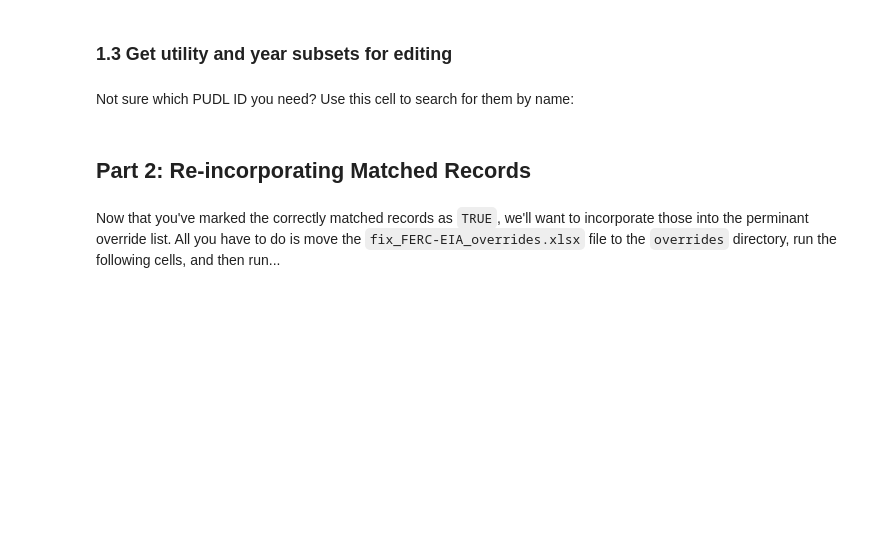
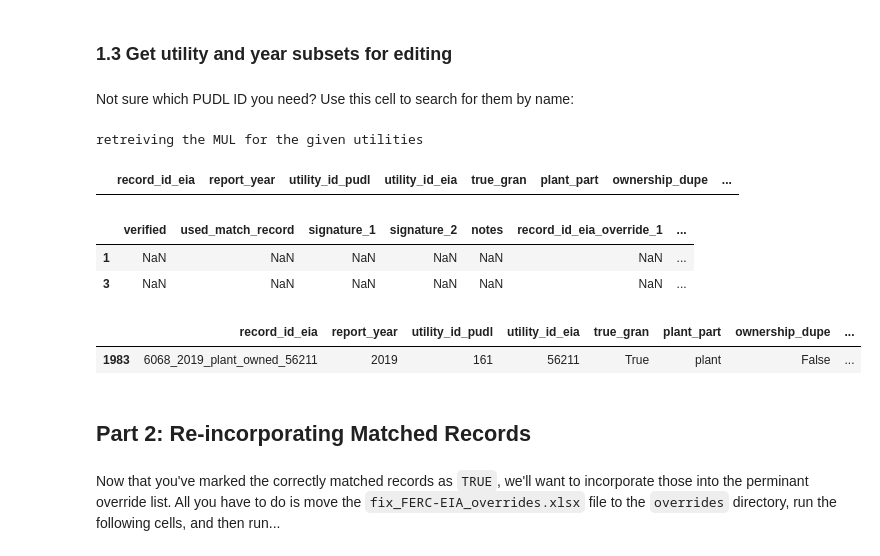
Before and after one commit to catalyst-cooperative/rmi-ferc1-eia, a Jupyter notebook: notebooks/make_overrides.ipynb, the cells around one changed output. Saved outputs shown, nothing was run; the diff lists cells and outputs as text; code cells hidden in the pictures; blank space fills up the shorter version.

```diff
--- a/notebooks/make_overrides.ipynb
+++ b/notebooks/make_overrides.ipynb
@@ -135,6 +146,7 @@ relevant_cols_ferc_eia = [
     'match_type',
     'plant_part',
     'ownership',
+    'utility_id_eia',
     'utility_id_pudl_ferc1',
     'utility_name_ferc1',
     'plant_id_pudl_ferc1',
@@ -164,7 +176,7 @@ relevant_cols_mul = [
     'record_id_eia',
     'report_year',
     'utility_id_pudl',
-    #'utility_name_eia',
+    'utility_id_eia',
     'true_gran',
     'plant_part',
     'ownership_dupe',
@@ -373,14 +333,14 @@ check_connections.insert(14, "record_id_eia_override_9", np.nan)
 check_connections.insert(15, "record_id_eia_override_10", np.nan)
 
 # put these in the right order to be filled in by pct_diff
-check_connections.insert(31, "fuel_type_code_pudl_diff", np.nan)
-check_connections.insert(34, "net_generation_mwh_pct_diff", np.nan)
-check_connections.insert(37, "capacity_mw_pct_diff", np.nan)
-check_connections.insert(40, "capacity_factor_pct_diff", np.nan)
-check_connections.insert(43, "total_fuel_cost_pct_diff", np.nan)
-check_connections.insert(46, "total_mmbtu_pct_diff", np.nan)
-check_connections.insert(49, "fuel_cost_per_mmbtu_pct_diff", np.nan)
-check_connections.insert(52, "installation_year_diff", np.nan)
+check_connections.insert(32, "fuel_type_code_pudl_diff", np.nan)
+check_connections.insert(35, "net_generation_mwh_pct_diff", np.nan)
+check_connections.insert(38, "capacity_mw_pct_diff", np.nan)
+check_connections.insert(41, "capacity_factor_pct_diff", np.nan)
+check_connections.insert(44, "total_fuel_cost_pct_diff", np.nan)
+check_connections.insert(47, "total_mmbtu_pct_diff", np.nan)
+check_connections.insert(50, "fuel_cost_per_mmbtu_pct_diff", np.nan)
+check_connections.insert(53, "installation_year_diff", np.nan)
 
 # Fix some column names
 check_connections.rename(
@@ -485,6 +448,25 @@ def get_deprish_subset(deprish_df, utilities):
     logger.info("retrieving depreciation data for the given utilities")
     deprish_output = deprish_df[deprish_df['utility_id_pudl'].isin(utilities)]
     return deprish_output
+# %%
+test = get_mul_subset(mul, specified_utilities, [2019])
+test[test['record_id_eia']=='6068_2019_plant_owned_56211']
+mul[mul['record_id_eia']=='2080_2_2019_plant_unit_total_10000'] # WHY IS THIS NOT SHOWING UP IN THIS VERSION OF THE MUL BUT IT IS SHOING UP IN THE OLD ONE??
+# %% [output]
+retreiving the MUL for the given utilities
+|  | record_id_eia | report_year | utility_id_pudl | utility_id_eia | true_gran | plant_part | ownership_dupe | ... |
+# %%
+test = check_connections.head(5).copy()
+test[(test['plant_id_pudl'].isin([675])) | (test['plant_id_pudl'].isin([800]))]
+# %% [output]
+|  | verified | used_match_record | signature_1 | signature_2 | notes | record_id_eia_override_1 | ... |
+| 1 | NaN | NaN | NaN | NaN | NaN | NaN | ... |
+| 3 | NaN | NaN | NaN | NaN | NaN | NaN | ... |
+# %%
+mul[mul['record_id_eia']=='6068_2019_plant_owned_56211']
+# %% [output]
+|  | record_id_eia | report_year | utility_id_pudl | utility_id_eia | true_gran | plant_part | ownership_dupe | ... |
+| 1983 | 6068_2019_plant_owned_56211 | 2019 | 161 | 56211 | True | plant | False | ... |
 # %%
 def output_override_tools(check_connections_df, mul, deprish_df, utilities='largest', amount=5, years='all'):
 
```
Also changed, not shown: parts of 22 cells of this notebook, 1 other file.
